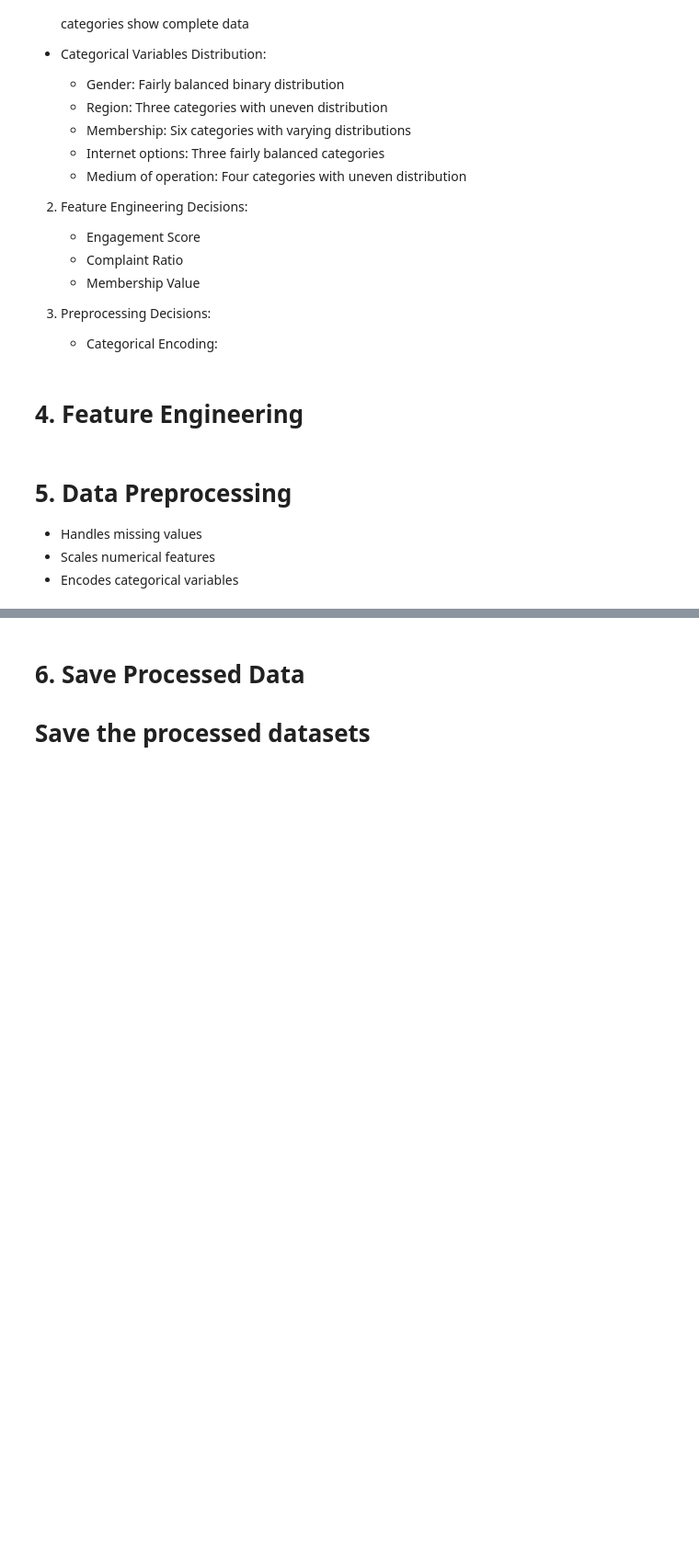
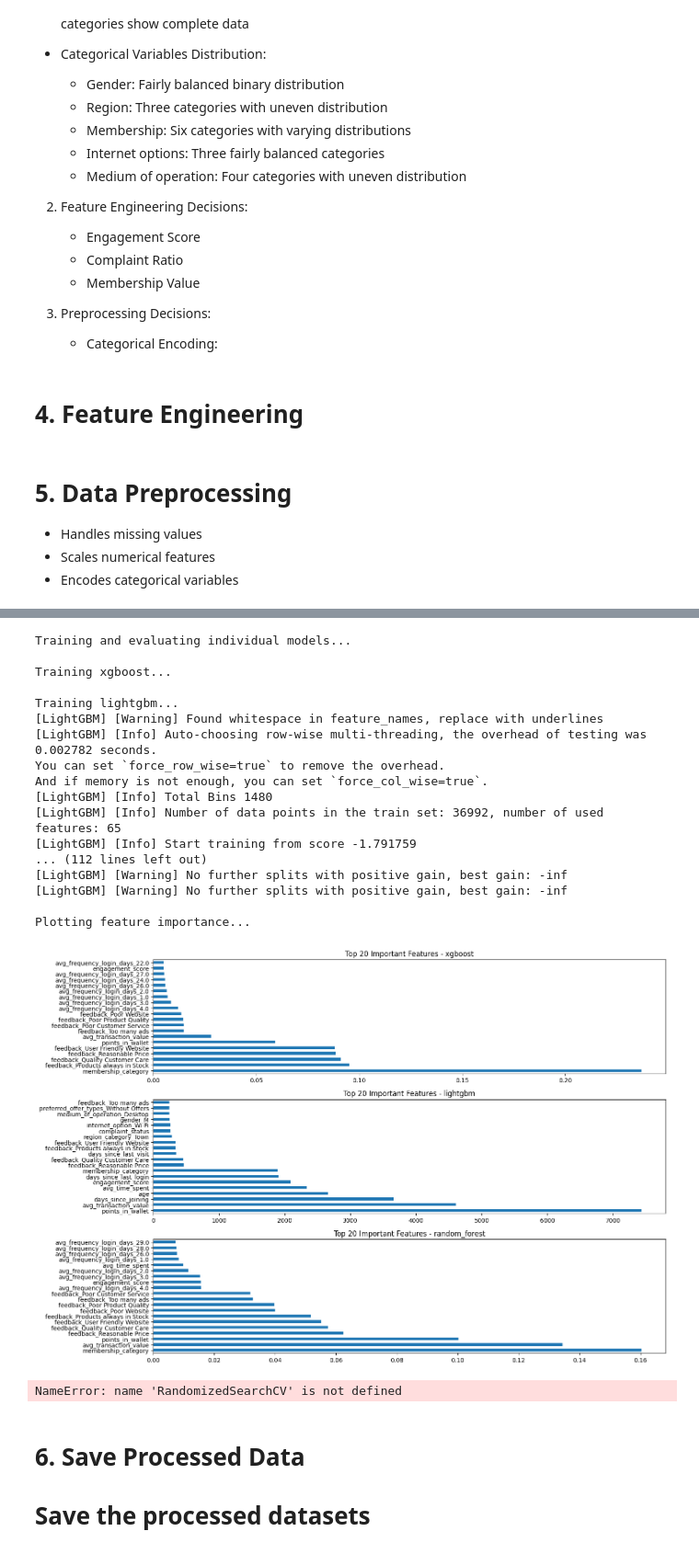
Before and after one commit to opeokupe/capstone-ai-ml, a Jupyter notebook: data_exploration.ipynb, the cells around one changed output, grey strips where cells are left out. Shown at 92% size. Drawn from its saved outputs; the diff is of its cells as text; code cells hidden in the pictures; blank space fills up the shorter version.

```diff
--- a/data_exploration.ipynb
+++ b/data_exploration.ipynb
@@ -701,0 +363,36 @@ Features after preprocessing:
+# %%
+
+# Prepare your data (after preprocessing)
+X = train_processed.drop('churn_risk_score', axis=1)
+y = train_processed['churn_risk_score']
+# Assuming 'y' is your target variable Series
+y = y.replace(-1, 0)  # Replace -1 with 0 in the target variable
+# %%
+# Run the complete pipeline
+results, feature_importance, ensemble = run_model_pipeline(X, y)
+# %% [output]
+Training and evaluating individual models...
+
+Training xgboost...
+
+Training lightgbm...
+[LightGBM] [Warning] Found whitespace in feature_names, replace with underlines
+[LightGBM] [Info] Auto-choosing row-wise multi-threading, the overhead of testing was 0.002782 seconds.
+You can set `force_row_wise=true` to remove the overhead.
+And if memory is not enough, you can set `force_col_wise=true`.
+[LightGBM] [Info] Total Bins 1480
+[LightGBM] [Info] Number of data points in the train set: 36992, number of used features: 65
+[LightGBM] [Info] Start training from score -1.791759
+... (112 lines left out)
+[LightGBM] [Warning] No further splits with positive gain, best gain: -inf
+[LightGBM] [Warning] No further splits with positive gain, best gain: -inf
+
+Plotting feature importance...
+[figure, added]
+# %%
+# Optional: Tune XGBoost hyperparameters
+best_params = tune_xgboost(X, y)
+print("\nBest XGBoost parameters:")
+print(best_params)
+# %% [output]
+NameError: name 'RandomizedSearchCV' is not defined
```
Also changed, not shown: parts of 19 cells of this notebook.
